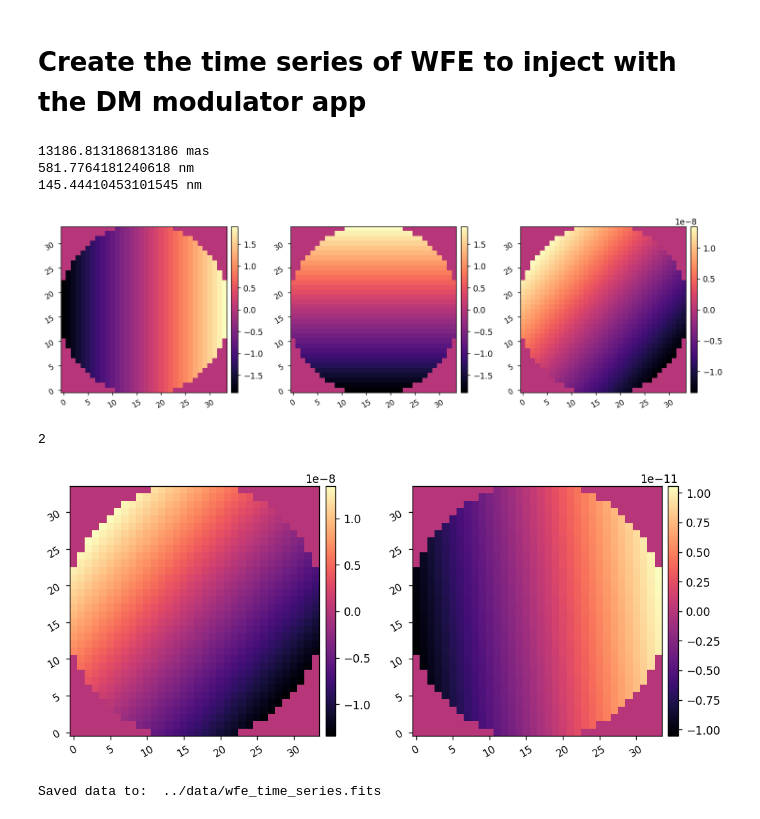
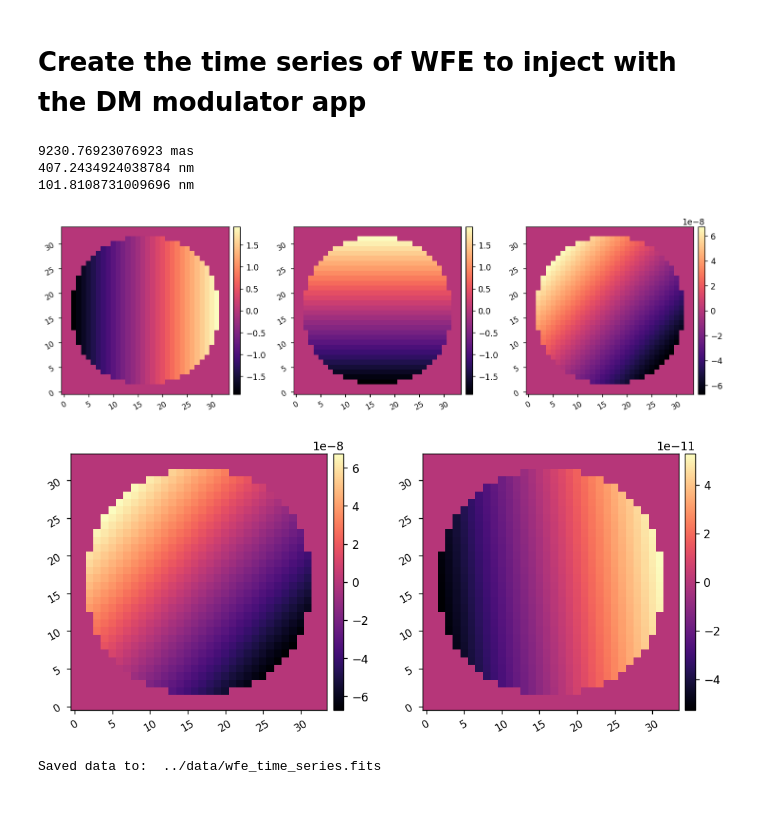
Before and after one commit to uasal/scoob-interface, a Jupyter notebook: notebooks/scoobi_demo_llowfsc.ipynb, the cells around one changed output. Cells and saved outputs as stored; diff of their text form; code cells hidden in the pictures.

```diff
--- a/notebooks/scoobi_demo_llowfsc.ipynb
+++ b/notebooks/scoobi_demo_llowfsc.ipynb
@@ -67,6 +67,6 @@ I.df_locam = copy.copy(dark_frame)
 # %%
 I.x_shift_locam = 8
-I.y_shift_locam = 3
+I.y_shift_locam = 4
 I.Nframes_locam = 5
 
 I.att_ref = 0
@@ -109,10 +85,0 @@ modal_matrix = calib_modes.reshape(Nmodes, I.Nact**2).T
-# %%
-reload(lina.llowfsc)
-
-I.reset_dm()
-I.Nframes_locam = 5
-I.return_ni_locam = True
-I.dm_delay = 1
-print(I.dm_delay)
-
-response_matrix = lina.llowfsc.calibrate(I, calib_modes, control_mask, amps=10e-9, plot=True)
@@ -125,7 +86,7 @@ control_matrix = ensure_np_array(lina.utils.TikhonovInverse(xp.array(response_ma
 # %% [markdown]
 # Create the time series of WFE to inject with the DM modulator app
 # %%
-initial_jitter = 50*u.mas
+initial_jitter = 35*u.mas
 dm_pupil_diam = 9.1*u.mm
 total_pupil_diam = 2.4*u.m
 tt_pv_to_rms = 1/4
@@ -146,41 +107,37 @@ print(tt_at_dm_pupil_pv.to(u.nm))
 tt_at_dm_pupil_rms = tt_at_dm_pupil_pv * tt_pv_to_rms
 print(tt_at_dm_pupil_rms.to(u.nm))
 # %% [output]
-13186.813186813186 mas
-581.7764181240618 nm
-145.44410453101545 nm
+9230.76923076923 mas
+407.2434924038784 nm
+101.8108731009696 nm
 # %%
-wfe_modes_rms = np.array([10e-9]*2)
+wfe_modes_rms = np.array([50e-9]*2)
+knee_freqs = np.array([0.3]*2) * u.Hz
+
 # wfe_modes_rms = np.array([20e-9]*2 + [5e-9]*3 + [2.5e-9]*6) / 2
 # wfe_modes_rms = np.array([10e-9]*2 + [5e-9]*3 + [2.5e-9]*4 + [1e-9]*11)
+
 N_wfe_modes = len(wfe_modes_rms)
-wfe_modes = lina.utils.create_zernike_modes(I.dm_mask, nmodes=N_wfe_modes, remove_modes=1)
+wfe_modes = lina.utils.create_zernike_modes(I.dm_pupil_mask, nmodes=N_wfe_modes, remove_modes=1)
 
 fmax = 1000*u.Hz
 freqs, delF, times = psds.generate_freqs(Nf=2**18+1, f_max=fmax)
 
 wfe_time_series = xp.zeros((N_wfe_modes+1, len(times)))
 wfe_time_series[0] = xp.array(times.to_value(u.s))
 
 slope = 4
 for i in range(N_wfe_modes):
-    if i<2:
-        f_knee = 0.3*u.Hz
-    else:
-        f_knee = 0.05*u.Hz
+    f_knee = knee_freqs[i]
     psd = psds.kneePSD(freqs, 1, f_knee, slope)
     coeff = psds.generate_time_series(psd, fmax, rms=1, seed=12345+i)
     wfe_time_series[i+1] = wfe_modes_rms[i] * xp.array(coeff)
 
 i = 0
 lo_wfe = wfe_modes.reshape(N_wfe_modes, I.Nact**2).T.dot(wfe_time_series[1:,i]).reshape(I.Nact, I.Nact)
 imshow3(wfe_modes[0], wfe_modes[1], lo_wfe)
 # %% [output]
-[figure, old version]
+[figure, new version]
-# %%
-N_wfe_modes
-# %% [output]
-2
 # %%
 N = len(wfe_time_series[0])
 wfe_time_series = xp.array(wfe_time_series)
@@ -194,7 +151,7 @@ i = 2100
 i = N-2
 imshow2(wfe_cube[i], wfe_cube[i+1] - wfe_cube[i])
 # %% [output]
-[figure, old version]
+[figure, new version]
 # %%
 utils.save_fits('../data/wfe_time_series.fits', wfe_cube*1e6)
 # %% [output]
```
Also changed, not shown: parts of 19 cells of this notebook, 2 other files.
